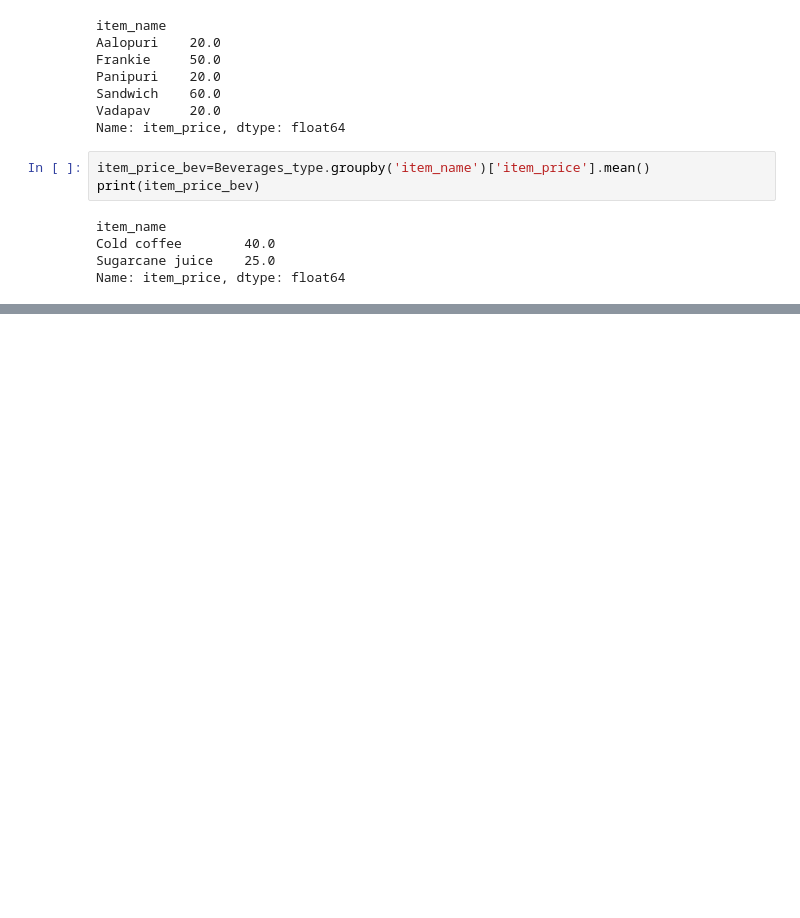
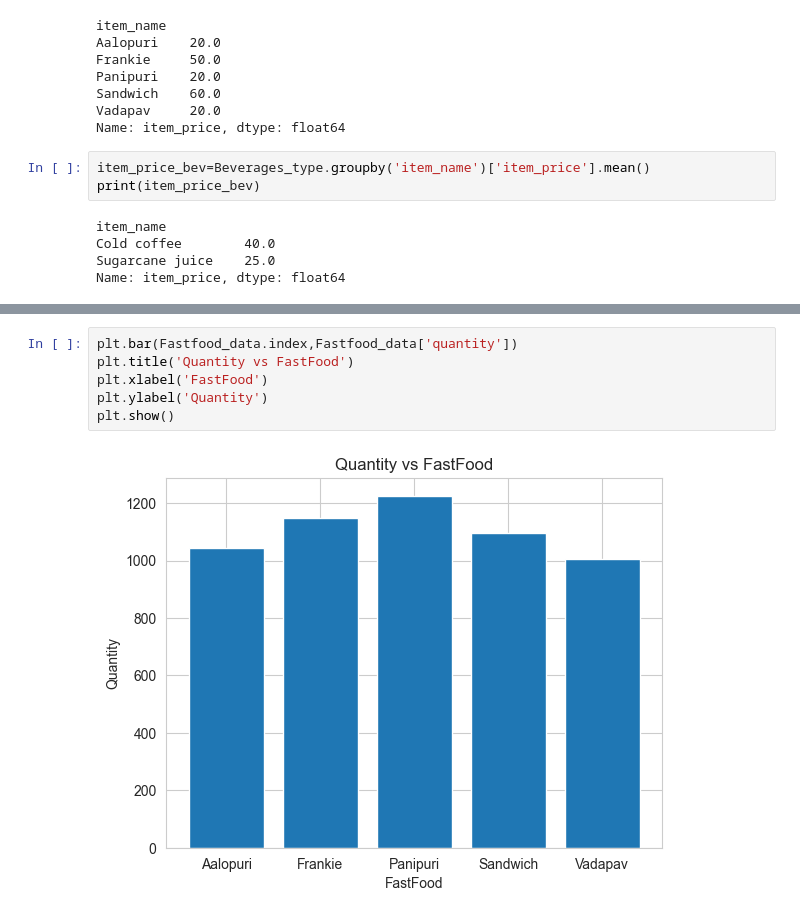
Before and after one commit to divyanshu8903/EDA_Restuarant_Sales_Trend_Analysis, a Jupyter notebook: main.ipynb, the cells around one changed output, grey strips where cells are left out. Drawn from its saved outputs; the diff is of its cells as text; blank space fills up the shorter version.

```diff
--- a/main.ipynb
+++ b/main.ipynb
@@ -141,0 +163,8 @@ plt.show()
+# %%
+plt.bar(Fastfood_data.index,Fastfood_data['quantity'])
+plt.title('Quantity vs FastFood')
+plt.xlabel('FastFood')
+plt.ylabel('Quantity')
+plt.show()
+# %% [output]
+[figure, added]
```
Also changed, not shown: parts of 31 cells of this notebook.
